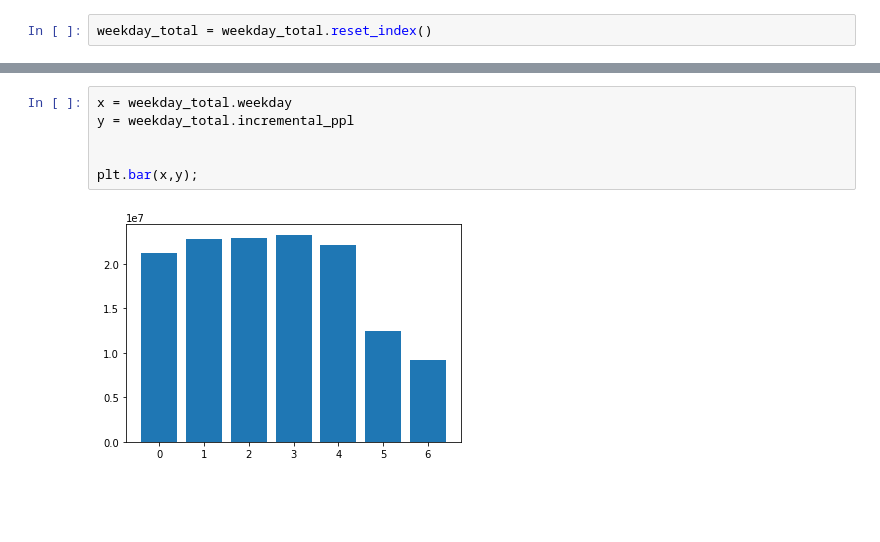
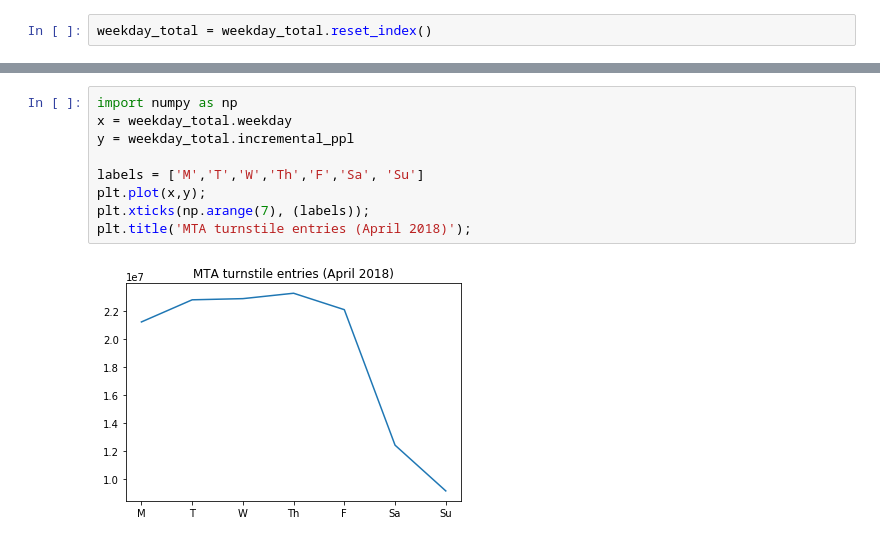
Before and after one commit to konelson/konelson-mta-project, a Jupyter notebook: MTA_Data.ipynb, the cells around one changed output, grey strips where cells are left out. Saved outputs shown, nothing was run; the diff lists cells and outputs as text; blank space fills up the shorter version.

```diff
--- a/MTA_Data.ipynb
+++ b/MTA_Data.ipynb
@@ -759,8 +680,11 @@ plt.plot(x,y);
-# %%
-x = weekday_total.weekday
-y = weekday_total.incremental_ppl
-
-
-plt.bar(x,y);
-# %% [output]
-[figure, removed]
+# %%
+import numpy as np
+x = weekday_total.weekday
+y = weekday_total.incremental_ppl
+
+labels = ['M','T','W','Th','F','Sa', 'Su']
+plt.plot(x,y);
+plt.xticks(np.arange(7), (labels));
+plt.title('MTA turnstile entries (April 2018)');
+# %% [output]
+[figure, added]
```
Also changed, not shown: parts of 63 cells of this notebook.
